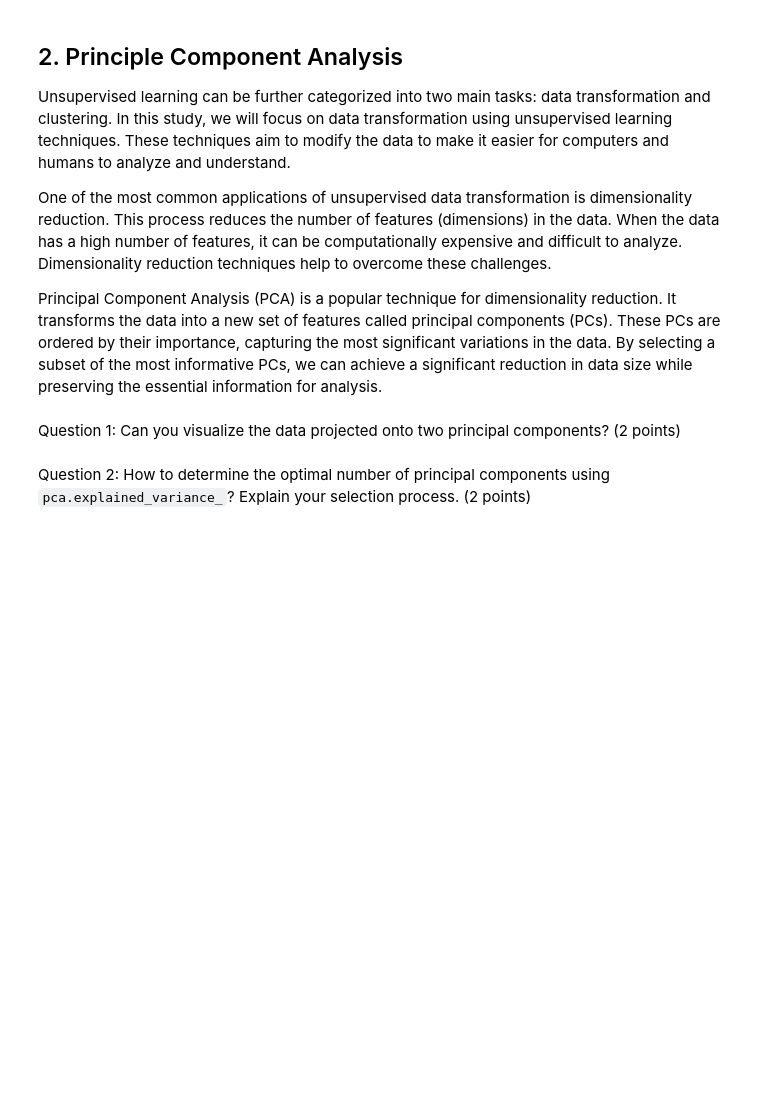
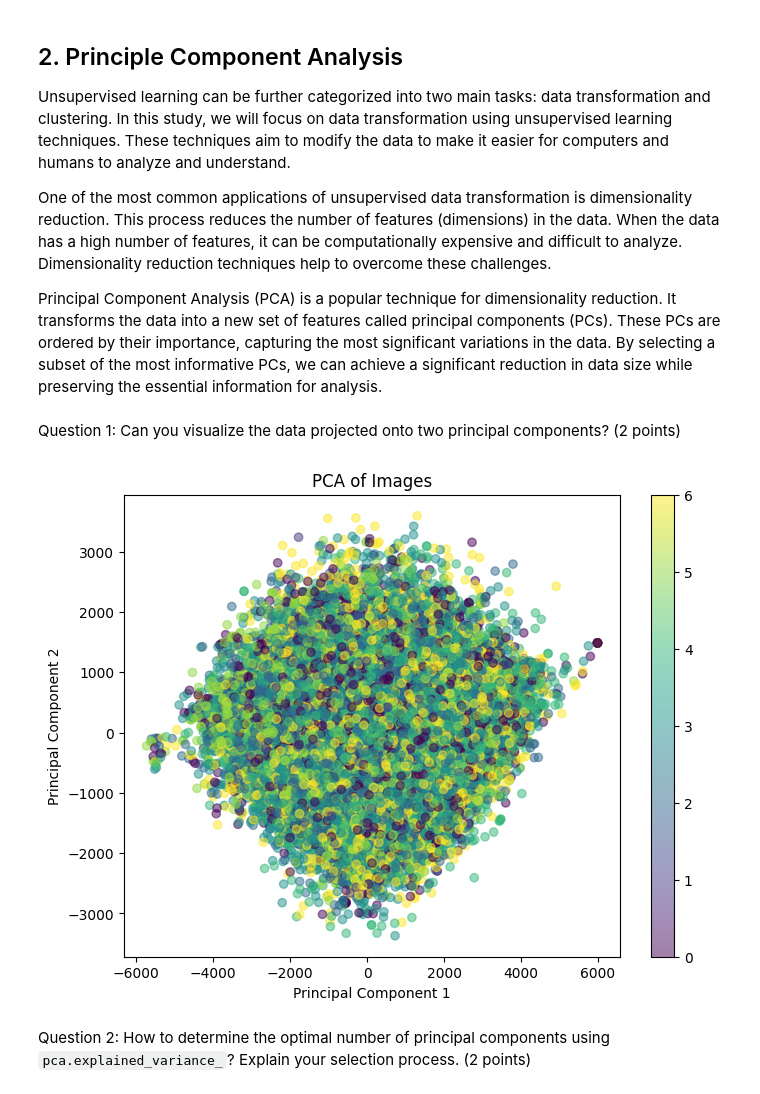
Before and after one commit to taindp98/Fundamental-ML, a Jupyter notebook: notebooks/EDA.ipynb, the cells around one changed output. Cells and saved outputs as stored; diff of their text form; code cells hidden in the pictures; blank space fills up the shorter version.

````diff
--- a/notebooks/EDA.ipynb
+++ b/notebooks/EDA.ipynb
@@ -40,7 +40,7 @@ def show_img(images: np.ndarray, labels: np.ndarray):
         axarr[idx].set_title("Label:{}".format(label))
 # %%
 ## load dataset here
-df = pd.read_csv("../data/icml_face_data.csv")
+df = pd.read_csv("data/icml_face_data.csv")
 df.head()
 # %% [output]
 |  | emotion | pixels |
@@ -77,6 +76,28 @@ pca=PCA(n_components=2)
 ## transform for visualizing here
 # images_pca=pca.transform(images) ## modify images' array to the appropriate shape
 # images_pca.shape
+# %%
+def visualize_pca(images: np.ndarray, labels: np.ndarray):
+    """
+    Visualize the data projected onto two principal components
+    """
+    n_samples, height, width = images.shape
+    images_reshaped = images.reshape(n_samples, height * width)
+
+    pca = PCA(n_components=2)
+    images_pca = pca.fit_transform(images_reshaped)
+
+    plt.figure(figsize=(8, 6))
+    scatter = plt.scatter(images_pca[:, 0], images_pca[:, 1], c=labels, cmap='viridis', alpha=0.5)
+    plt.colorbar(scatter)
+    plt.xlabel('Principal Component 1')
+    plt.ylabel('Principal Component 2')
+    plt.title('PCA of Images')
+    plt.show()
+# %%
+visualize_pca(images, labels)
+# %% [output]
+[figure, added]
 # %% [markdown]
 Question 2: How to determine the optimal number of principal components using ```pca.explained_variance_```? Explain your selection process. (2 points)
 # %%
````
Also changed, not shown: parts of 4 cells of this notebook, 1 other file.
